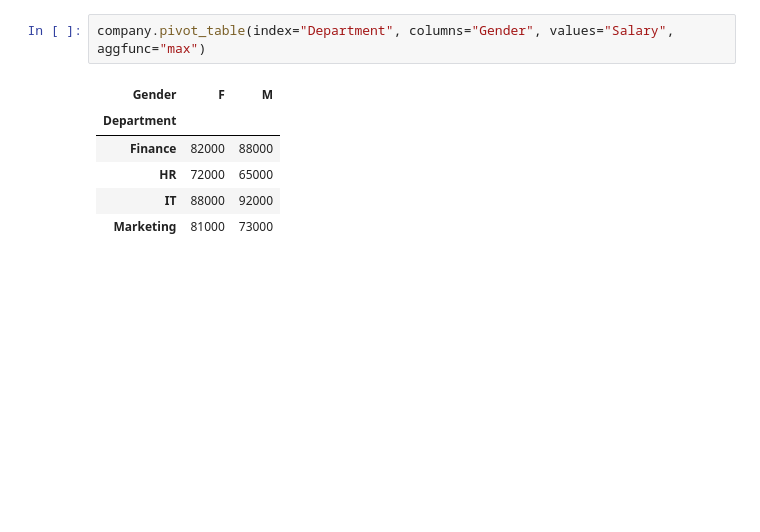
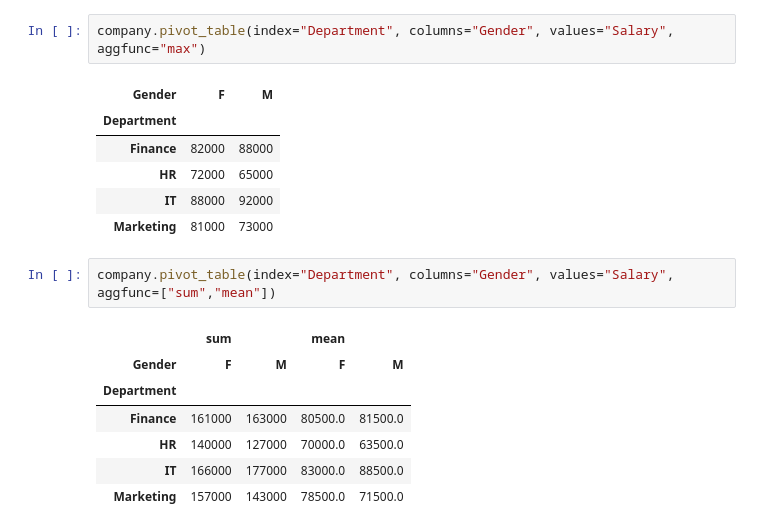
Before and after one commit to mus9090/pandas-practice, a Jupyter notebook: 01-basics.ipynb, the cells around one changed output. Cells and saved outputs as stored; diff of their text form; blank space fills up the shorter version.

Commit message:
pivot complex

```diff
--- a/01-basics.ipynb
+++ b/01-basics.ipynb
@@ -1344,3 +1344,13 @@ company.pivot_table(index="Department", columns="Gender", values="Salary", aggfu
 | HR | 72000 | 65000 |
 | IT | 88000 | 92000 |
 | Marketing | 81000 | 73000 |
+# %%
+company.pivot_table(index="Department", columns="Gender", values="Salary", aggfunc=["sum","mean"])
+# %% [output]
+|  | sum |  | mean |  |
+| Gender | F | M | F | M |
+| Department |  |  |  |  |
+| Finance | 161000 | 163000 | 80500.0 | 81500.0 |
+| HR | 140000 | 127000 | 70000.0 | 63500.0 |
+| IT | 166000 | 177000 | 83000.0 | 88500.0 |
+| Marketing | 157000 | 143000 | 78500.0 | 71500.0 |
```
